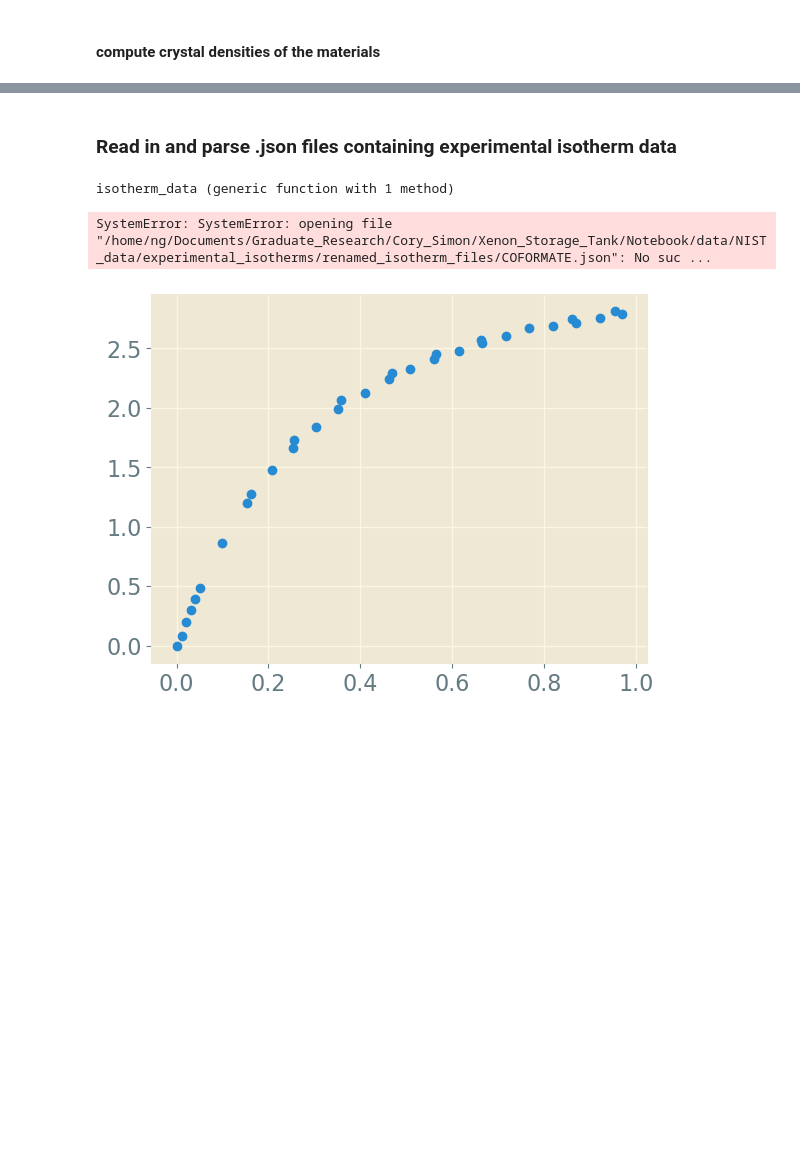
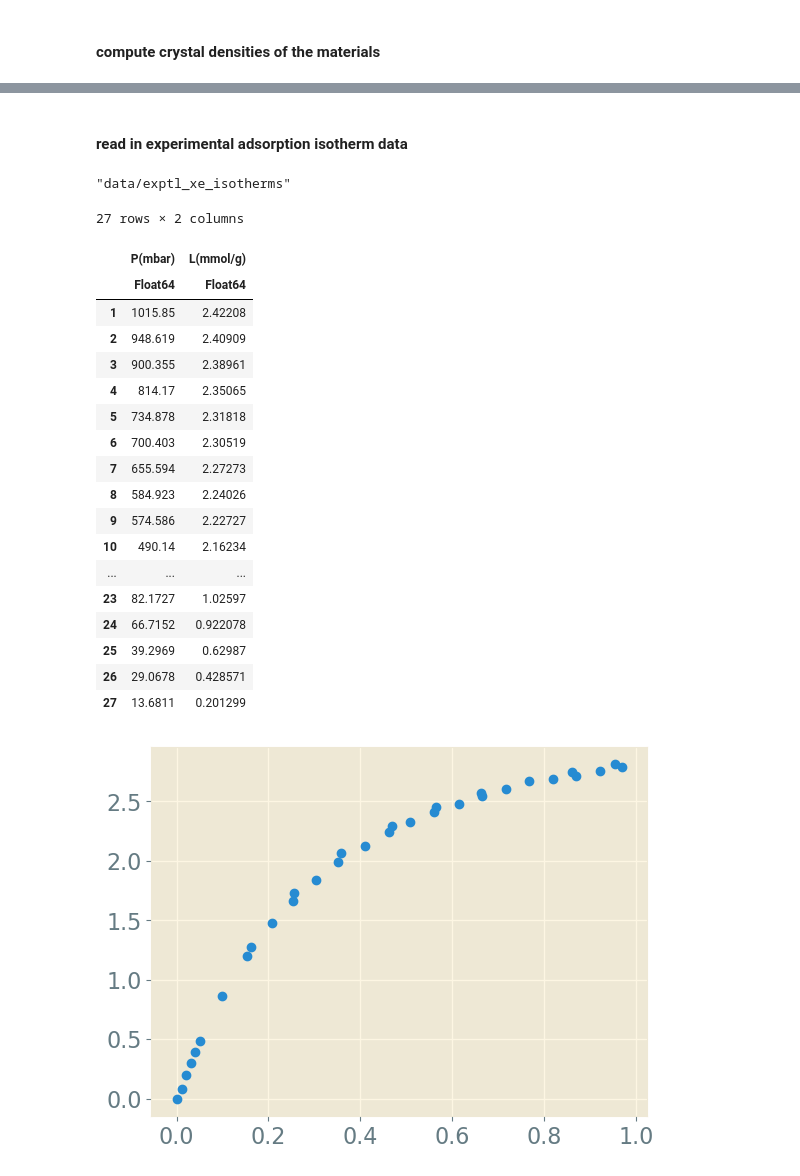
Before and after one commit to SimonEnsemble/PropellantStorage, a Jupyter notebook: Xe_Propellant_Storage.ipynb, the cells around one changed output, grey strips where cells are left out. Saved outputs shown, nothing was run; the diff lists cells and outputs as text; code cells hidden in the pictures; blank space fills up the shorter version.

Commit message:
cory plus nick meeting

```diff
--- a/Xe_Propellant_Storage.ipynb
+++ b/Xe_Propellant_Storage.ipynb
@@ -220,0 +207,3 @@ crystal_names = map(cif_filename -> replace(cif_filename, ".cif" => ""),
+# %%
+crystal_names = ["SBMOF-1", "CC3", "IRMOF-1", "Ni-MOF-74", "HKUST-1", "SBMOF-2", "Co-formate",
+             "ZincTetrazolate", "FMOF-Cu", "MOF-505", "PCN-14"]
@@ -224,9 +226,9 @@ crystal_names = map(cif_filename -> replace(cif_filename, ".cif" => ""),
 # create a dictionary to store the crystal density values
 ρ_crystal = Dict{String, Float64}()
 
-# find crystal density using PorousMaterials
+# find crystal density using PorousMaterials.jl
 for crystal_name in crystal_names
-    framework = Framework(crystal_name * ".cif")
+    framework = Framework(crystal_name * ".cssr")
     strip_numbers_from_atom_labels!(framework)
     ρ_crystal[crystal_name] = crystal_density(framework) # kg/m³
 end
@@ -246,44 +250,37 @@ Dict{String,Float64} with 9 entries:
 # %% [markdown]
-### Read in and parse .json files containing experimental isotherm data
+#### read in experimental adsorption isotherm data
-# %%
-global PATH_TO_DATA = joinpath(pwd(), "data/NIST_data/experimental_isotherms/renamed_isotherm_files")
-
-function isotherm_data(isotherm_filename::AbstractString)
-    file = open(joinpath(PATH_TO_DATA, isotherm_filename))
-    lines = readlines(file)
-    close(file)
-    data = JSON.parse(join(lines))
-
-    pressure_pts = Array{Float64,1}()
-    adsorption_pts = Array{Float64,1}()
-
-    for datapoints_dict in data["isotherm_data"]
-        append!(pressure_pts, datapoints_dict["pressure"])
-        append!(adsorption_pts, datapoints_dict["total_adsorption"])
-    end
-
-    df_isotherm = Dict{Symbol, Array{Float64}}()
-    df_isotherm[Symbol("P(bar)")] = pressure_pts
-    df_isotherm[Symbol("Adsorption(mmol/g)")] = adsorption_pts
-    DataFrame(df_isotherm)
-end
-# %% [output]
-isotherm_data (generic function with 1 method)
-# %%
-dict_xe_isotherms[:COFORMATE] = isotherm_data("COFORMATE.json")
-
-# df_xe_isotherms[Symbol("MOF-505")] = isotherm_data("MOF-505.json")
-
-# I can't figure out why this isn't working
-
-for mof in readdir(PATH_TO_DATA)
-    destination = joinpath(PATH_TO_DATA,mof)
-    name = Base.basename(destination, ".json")
-    file = string(mof)
-    df_xe_isotherms= isotherm_data(String(file))
-end
-# %% [output]
-SystemError: SystemError: opening file "/home/ng/Documents/Graduate_Research/Cory_Simon/Xenon_Storage_Tank/Notebook/data/NIST_data/experimental_isotherms/renamed_isotherm_files/COFORMATE.json": No suc ...
+# %%
+path_to_isotherms = joinpath("data", "exptl_xe_isotherms")
+# %% [output]
+"data/exptl_xe_isotherms"
+# %%
+xe_isotherms = Dict{String, DataFrame}()
+
+for crystal_name in crystal_names
+    isotherm_filename = joinpath(path_to_isotherms, crystal_name, "Xe.csv")
+    xe_isotherms[crystal_name] = CSV.read(isotherm_filename)
+end
+xe_isotherms["CC3"]
+# %% [output]
+27 rows × 2 columns
+|  | P(mbar) | L(mmol/g) |
+|  | Float64 | Float64 |
+| 1 | 1015.85 | 2.42208 |
+| 2 | 948.619 | 2.40909 |
+| 3 | 900.355 | 2.38961 |
+| 4 | 814.17 | 2.35065 |
+| 5 | 734.878 | 2.31818 |
+| 6 | 700.403 | 2.30519 |
+| 7 | 655.594 | 2.27273 |
+| 8 | 584.923 | 2.24026 |
+| 9 | 574.586 | 2.22727 |
+| 10 | 490.14 | 2.16234 |
+| ... | ... | ... |
+| 23 | 82.1727 | 1.02597 |
+| 24 | 66.7152 | 0.922078 |
+| 25 | 39.2969 | 0.62987 |
+| 26 | 29.0678 | 0.428571 |
+| 27 | 13.6811 | 0.201299 |
 # %%
 # This seems to work though...?
 df_sbmof2 = isotherm_data("SBMOF-2.json");
```
Also changed, not shown: parts of 3 cells of this notebook, 1 other file.
